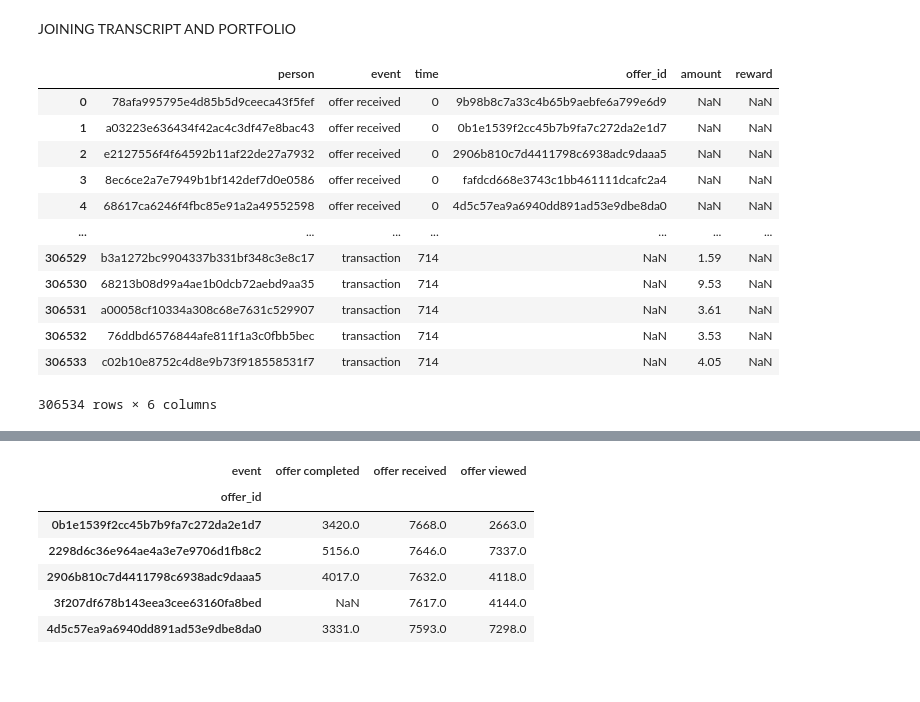
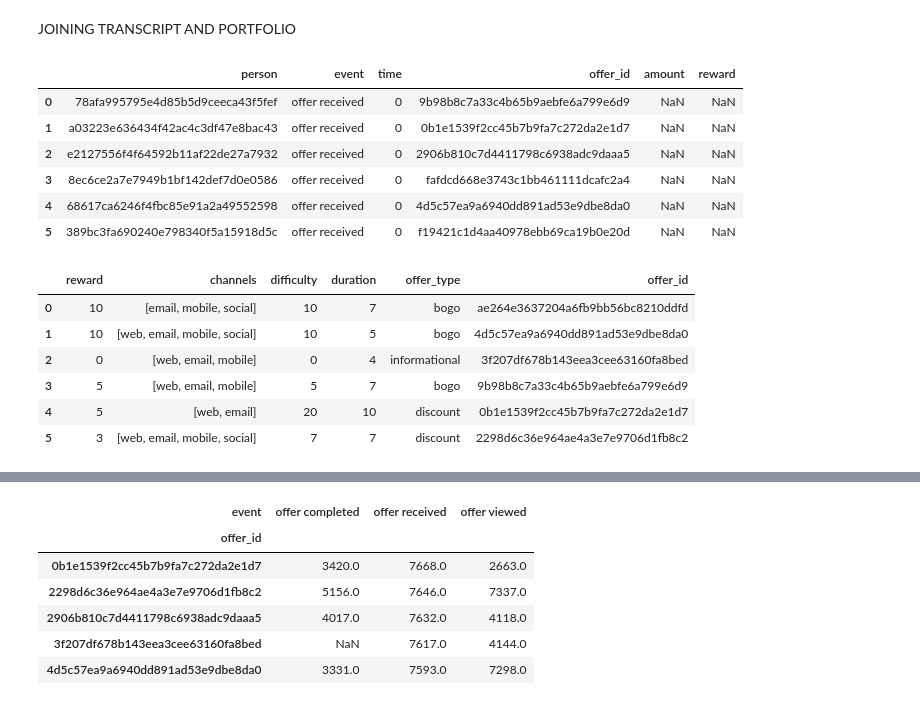
Before and after one commit to benjaminr4/starbucks_project, a Jupyter notebook: Dataset_Exploration.ipynb, the cells around one changed output, grey strips where cells are left out. Cells and saved outputs as stored; diff of their text form; code cells hidden in the pictures; blank space fills up the shorter version.

```diff
--- a/Dataset_Exploration.ipynb
+++ b/Dataset_Exploration.ipynb
@@ -826,4 +877,8 @@ old_transcript
 | offer received | 76277 | 76277 | 76277 |
 | offer viewed | 57725 | 57725 | 57725 |
 | transaction | 138953 | 138953 | 138953 |
+# %%
+
+#increasing col width so i can see the nested dictionaries in the value column
+pd.set_option("max_colwidth", 400)
 # %%
@@ -907,4 +988,8 @@ Modify in place using non-NA values from another DataFrame.
 
 combining the offer completed id's (underscore) into the offer received and viewed id's (no underscore)
 # %%
-value_col['offer id'].update(value_col.pop('offer_id'))
+#replaced the code below with the fillna way of doing things
+#value_col['offer id'].update(value_col.pop('offer_id'))
+# %%
+new_offer_id=value_col.pop('offer_id')
+value_col['offer id'] = value_col['offer id'].fillna(new_offer_id)
@@ -1295,18 +1411,12 @@ transcript.head(10)
 # %% [markdown]
 JOINING TRANSCRIPT AND PORTFOLIO
 # %%
-transcript
+transcript.head(6)
 # %% [output]
 |  | person | event | time | offer_id | amount | reward |
 | 0 | 78afa995795e4d85b5d9ceeca43f5fef | offer received | 0 | 9b98b8c7a33c4b65b9aebfe6a799e6d9 | NaN | NaN |
 | 1 | a03223e636434f42ac4c3df47e8bac43 | offer received | 0 | 0b1e1539f2cc45b7b9fa7c272da2e1d7 | NaN | NaN |
 | 2 | e2127556f4f64592b11af22de27a7932 | offer received | 0 | 2906b810c7d4411798c6938adc9daaa5 | NaN | NaN |
 | 3 | 8ec6ce2a7e7949b1bf142def7d0e0586 | offer received | 0 | fafdcd668e3743c1bb461111dcafc2a4 | NaN | NaN |
 | 4 | 68617ca6246f4fbc85e91a2a49552598 | offer received | 0 | 4d5c57ea9a6940dd891ad53e9dbe8da0 | NaN | NaN |
-| ... | ... | ... | ... | ... | ... | ... |
-| 306529 | b3a1272bc9904337b331bf348c3e8c17 | transaction | 714 | NaN | 1.59 | NaN |
-| 306530 | 68213b08d99a4ae1b0dcb72aebd9aa35 | transaction | 714 | NaN | 9.53 | NaN |
-| 306531 | a00058cf10334a308c68e7631c529907 | transaction | 714 | NaN | 3.61 | NaN |
-| 306532 | 76ddbd6576844afe811f1a3c0fbb5bec | transaction | 714 | NaN | 3.53 | NaN |
-| 306533 | c02b10e8752c4d8e9b73f918558531f7 | transaction | 714 | NaN | 4.05 | NaN |
+| 5 | 389bc3fa690240e798340f5a15918d5c | offer received | 0 | f19421c1d4aa40978ebb69ca19b0e20d | NaN | NaN |
-306534 rows × 6 columns
@@ -1315,0 +1423,10 @@ transcript.rename(columns={"offer id": "offer_id"},inplace=True)
+# %%
+portfolio.head(6)
+# %% [output]
+|  | reward | channels | difficulty | duration | offer_type | offer_id |
+| 0 | 10 | [email, mobile, social] | 10 | 7 | bogo | ae264e3637204a6fb9bb56bc8210ddfd |
+| 1 | 10 | [web, email, mobile, social] | 10 | 5 | bogo | 4d5c57ea9a6940dd891ad53e9dbe8da0 |
+| 2 | 0 | [web, email, mobile] | 0 | 4 | informational | 3f207df678b143eea3cee63160fa8bed |
+| 3 | 5 | [web, email, mobile] | 5 | 7 | bogo | 9b98b8c7a33c4b65b9aebfe6a799e6d9 |
+| 4 | 5 | [web, email] | 20 | 10 | discount | 0b1e1539f2cc45b7b9fa7c272da2e1d7 |
+| 5 | 3 | [web, email, mobile, social] | 7 | 7 | discount | 2298d6c36e964ae4a3e7e9706d1fb8c2 |
```
Also changed, not shown: parts of 64 cells of this notebook.
